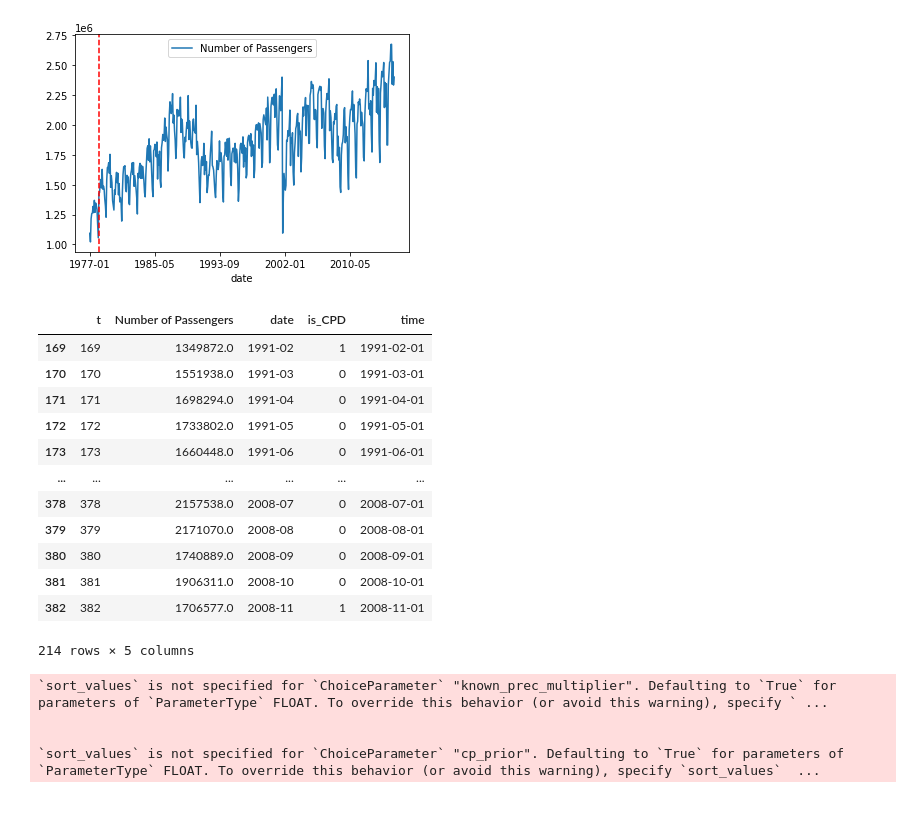
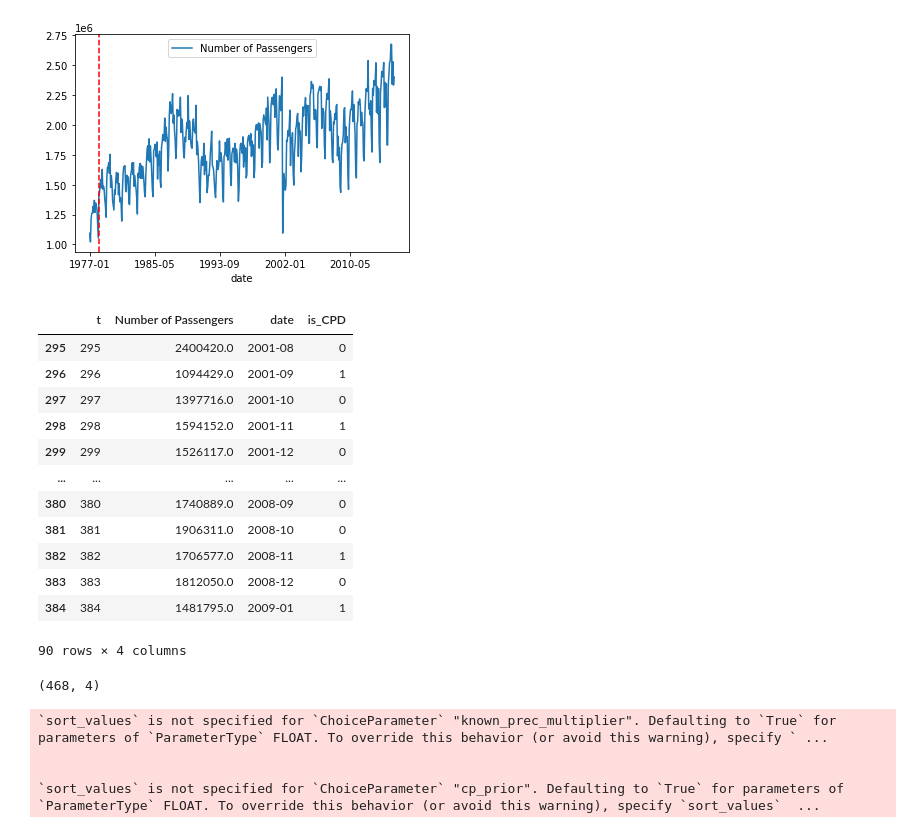
Before and after one commit to sharmeelee/Changepoint-Detection-Capstone, a Jupyter notebook: TCPD/LGA_passengers.ipynb, the cells around one changed output. Drawn from its saved outputs; the diff is of its cells as text; code cells hidden in the pictures.

```diff
--- a/TCPD/LGA_passengers.ipynb
+++ b/TCPD/LGA_passengers.ipynb
@@ -68,22 +71,26 @@ dtype: object
 <matplotlib.lines.Line2D at 0x...>
 <Figure size 960x480 with 0 Axes>
 [figure]
-# %%
-lga_passengers_df[169:383]
-# %% [output]
-|  | t | Number of Passengers | date | is_CPD | time |
-| 169 | 169 | 1349872.0 | 1991-02 | 1 | 1991-02-01 |
-| 170 | 170 | 1551938.0 | 1991-03 | 0 | 1991-03-01 |
-| 171 | 171 | 1698294.0 | 1991-04 | 0 | 1991-04-01 |
-| 172 | 172 | 1733802.0 | 1991-05 | 0 | 1991-05-01 |
-| 173 | 173 | 1660448.0 | 1991-06 | 0 | 1991-06-01 |
-| ... | ... | ... | ... | ... | ... |
-| 378 | 378 | 2157538.0 | 2008-07 | 0 | 2008-07-01 |
-| 379 | 379 | 2171070.0 | 2008-08 | 0 | 2008-08-01 |
-| 380 | 380 | 1740889.0 | 2008-09 | 0 | 2008-09-01 |
-| 381 | 381 | 1906311.0 | 2008-10 | 0 | 2008-10-01 |
-| 382 | 382 | 1706577.0 | 2008-11 | 1 | 2008-11-01 |
-214 rows × 5 columns
+# %%
+lga_passengers_df[295:385]
+# %% [output]
+|  | t | Number of Passengers | date | is_CPD |
+| 295 | 295 | 2400420.0 | 2001-08 | 0 |
+| 296 | 296 | 1094429.0 | 2001-09 | 1 |
+| 297 | 297 | 1397716.0 | 2001-10 | 0 |
+| 298 | 298 | 1594152.0 | 2001-11 | 1 |
+| 299 | 299 | 1526117.0 | 2001-12 | 0 |
+| ... | ... | ... | ... | ... |
+| 380 | 380 | 1740889.0 | 2008-09 | 0 |
+| 381 | 381 | 1906311.0 | 2008-10 | 0 |
+| 382 | 382 | 1706577.0 | 2008-11 | 1 |
+| 383 | 383 | 1812050.0 | 2008-12 | 0 |
+| 384 | 384 | 1481795.0 | 2009-01 | 1 |
+90 rows × 4 columns
+# %%
+lga_passengers_df.shape
+# %% [output]
+(468, 4)
 # %%
 from kats.detectors.bocpd import BOCPDetector, BOCPDModelType, TrendChangeParameters
 from kats.consts import TimeSeriesData
```
Also changed, not shown: parts of 7 cells of this notebook.
